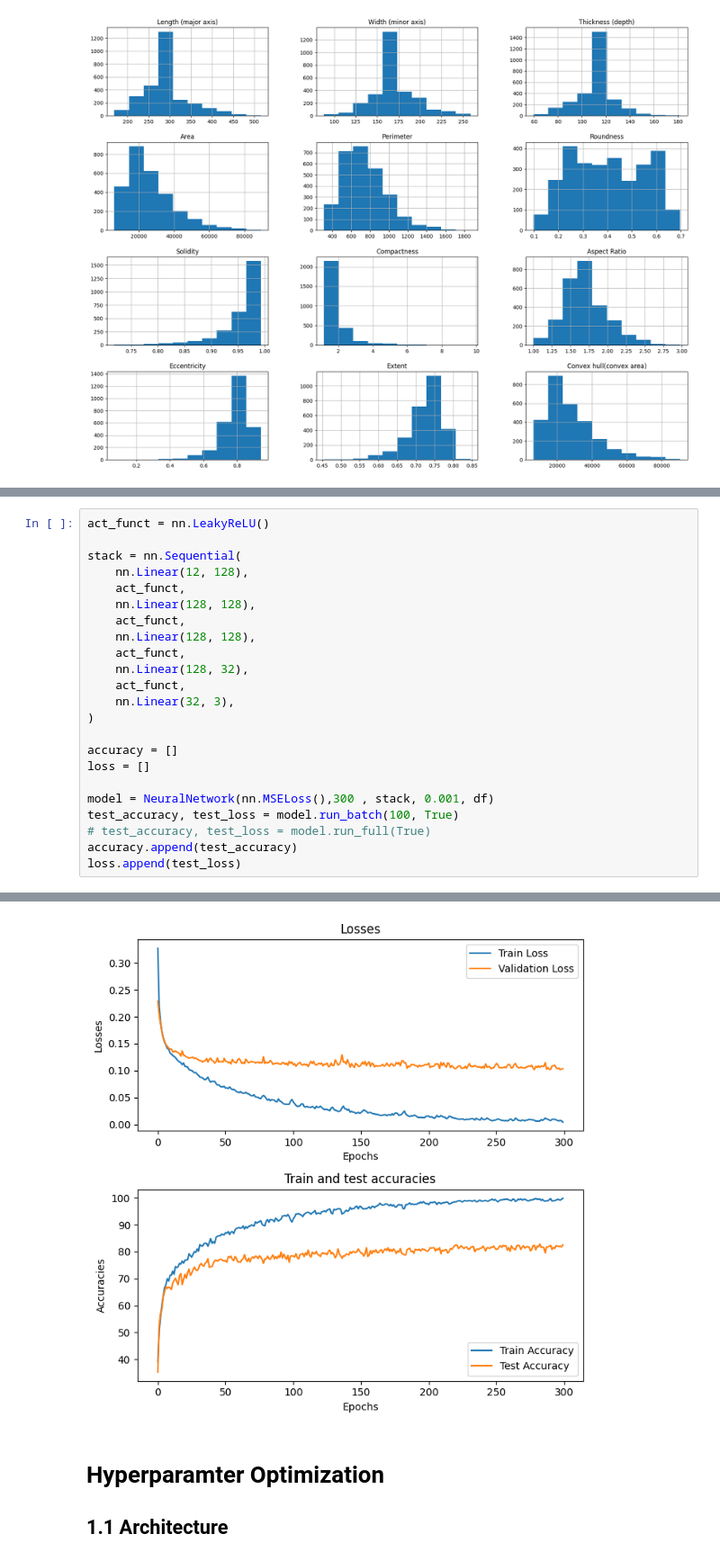
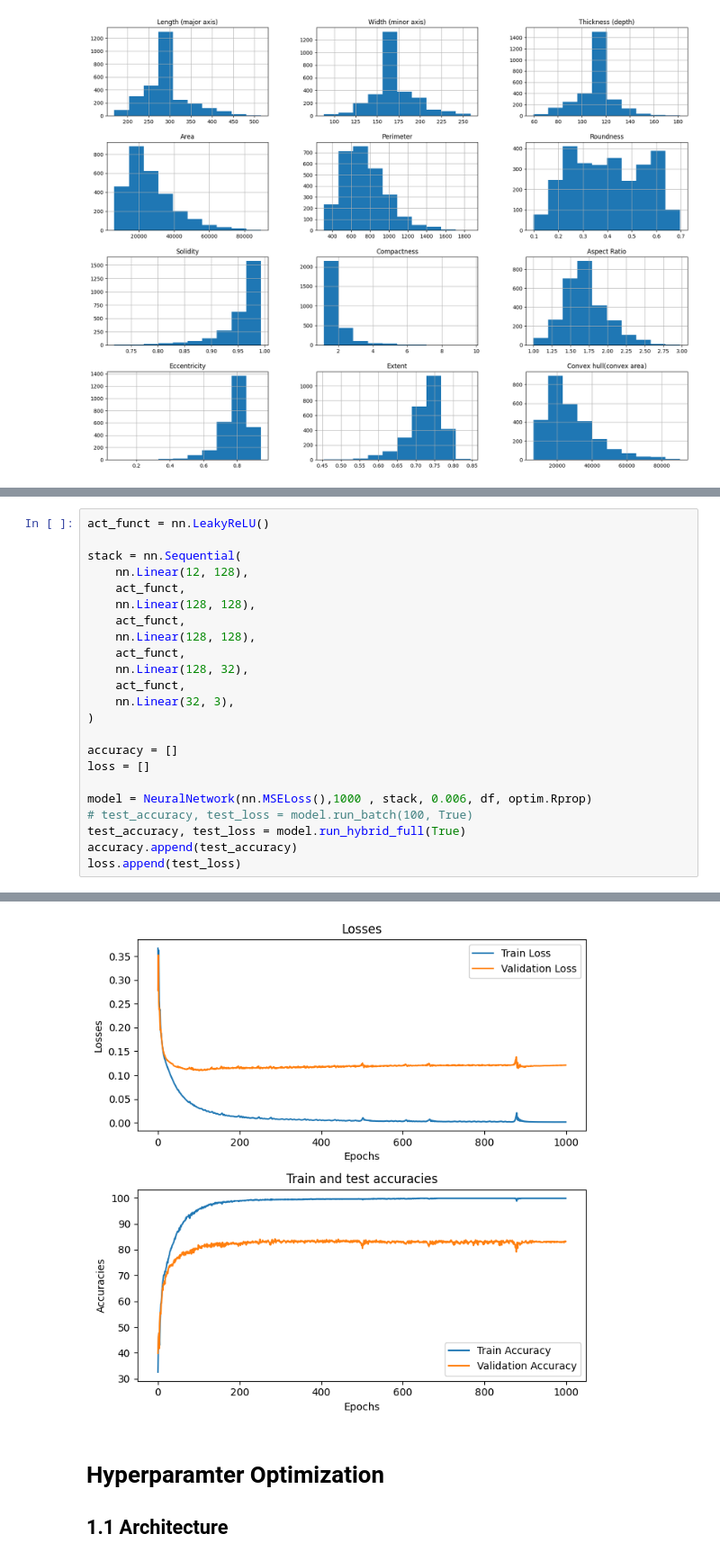
Before and after one commit to Klairgo/COS-711-Assignment-2, a Jupyter notebook: u21555258.ipynb, the cells around one changed output, grey strips where cells are left out. Shown at 90% size. Cells and saved outputs as stored; diff of their text form.

Commit message:
Implemented hybrid learning

```diff
--- a/u21555258.ipynb
+++ b/u21555258.ipynb
@@ -499,9 +697,9 @@ stack = nn.Sequential(
 accuracy = []
 loss = []
 
-model = NeuralNetwork(nn.MSELoss(),300 , stack, 0.001, df)
-test_accuracy, test_loss = model.run_batch(100, True)
-# test_accuracy, test_loss = model.run_full(True)
+model = NeuralNetwork(nn.MSELoss(),1000 , stack, 0.006, df, optim.Rprop)
+# test_accuracy, test_loss = model.run_batch(100, True)
+test_accuracy, test_loss = model.run_hybrid_full(True)
 accuracy.append(test_accuracy)
 loss.append(test_loss)
 # %% [output]
@@ -519,4 +723,4 @@ Recall: 0.8583134405223011
-[figure, old version]
+[figure, new version]
 # %% [markdown]
 # Hyperparamter Optimization
 ## 1.1 Architecture
```
Also changed, not shown: parts of 4 cells of this notebook.
